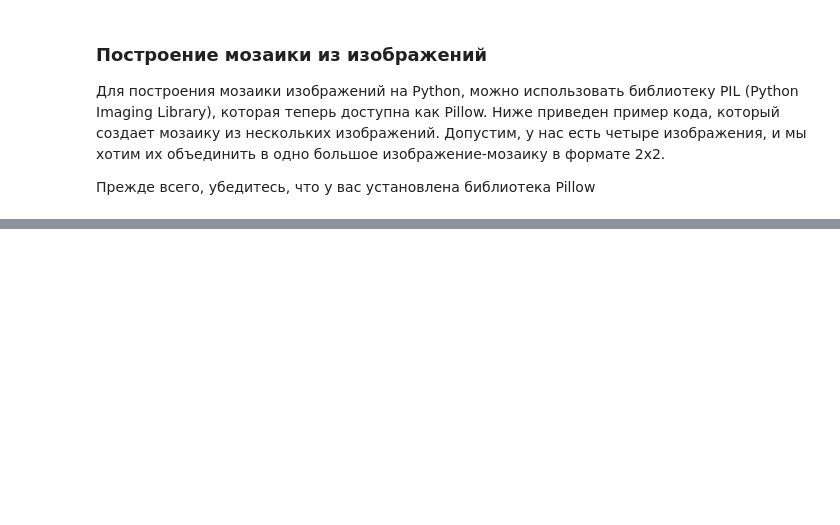
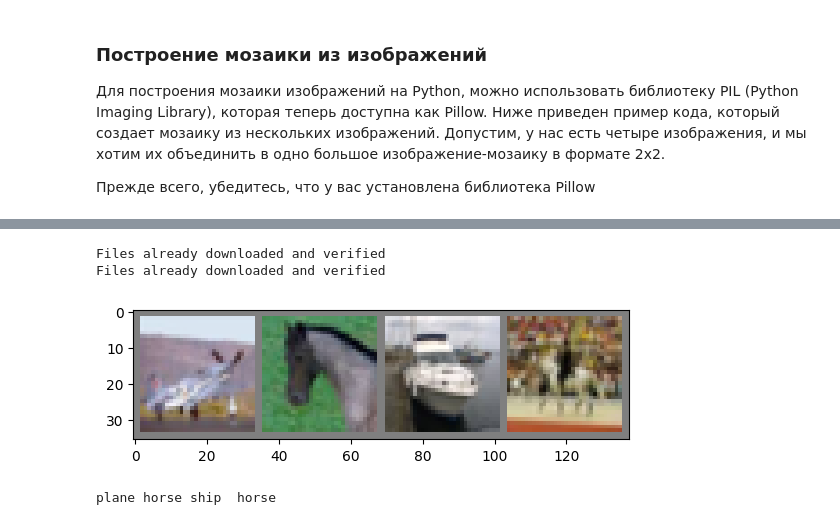
Before and after one commit to stipot/image_processing, a Jupyter notebook: Module_2.ipynb, the cells around one changed output, grey strips where cells are left out. Drawn from its saved outputs; the diff is of its cells as text; code cells hidden in the pictures; blank space fills up the shorter version.

```diff
--- a/Module_2.ipynb
+++ b/Module_2.ipynb
@@ -94,0 +108,66 @@ mosaic_image.show()
+# %%
+import torch
+import torchvision
+import torchvision.transforms as transforms
+
+transform = transforms.Compose(
+    [transforms.ToTensor(), transforms.Normalize((0.5, 0.5, 0.5), (0.5, 0.5, 0.5))]
+)
+
+batch_size = 4
+
+trainset = torchvision.datasets.CIFAR10(
+    root="./data", train=True, download=True, transform=transform
+)
+trainloader = torch.utils.data.DataLoader(
+    trainset, batch_size=batch_size, shuffle=True, num_workers=2
+)
+
+testset = torchvision.datasets.CIFAR10(
+    root="./data", train=False, download=True, transform=transform
+)
+testloader = torch.utils.data.DataLoader(
+    testset, batch_size=batch_size, shuffle=False, num_workers=2
+)
+
+classes = (
+    "plane",
+    "car",
+    "bird",
+    "cat",
+    "deer",
+    "dog",
+    "frog",
+    "horse",
+    "ship",
+    "truck",
+)
+# %% [output]
+Files already downloaded and verified
+Files already downloaded and verified
+# %%
+# Посмотрим обучающие данные
+import matplotlib.pyplot as plt
+import numpy as np
+
+# functions to show an image
+
+
+def imshow(img):
+    img = img / 2 + 0.5  # unnormalize
+    npimg = img.numpy()
+    plt.imshow(np.transpose(npimg, (1, 2, 0)))
+    plt.show()
+
+
+# get some random training images
+dataiter = iter(trainloader)
+images, labels = next(dataiter)
+
+# show images
+imshow(torchvision.utils.make_grid(images))
+# print labels
+print(" ".join(f"{classes[labels[j]]:5s}" for j in range(batch_size)))
+# %% [output]
+[figure, added]
+plane horse ship  horse
```
Also changed, not shown: parts of 16 cells of this notebook, 1 other file.
